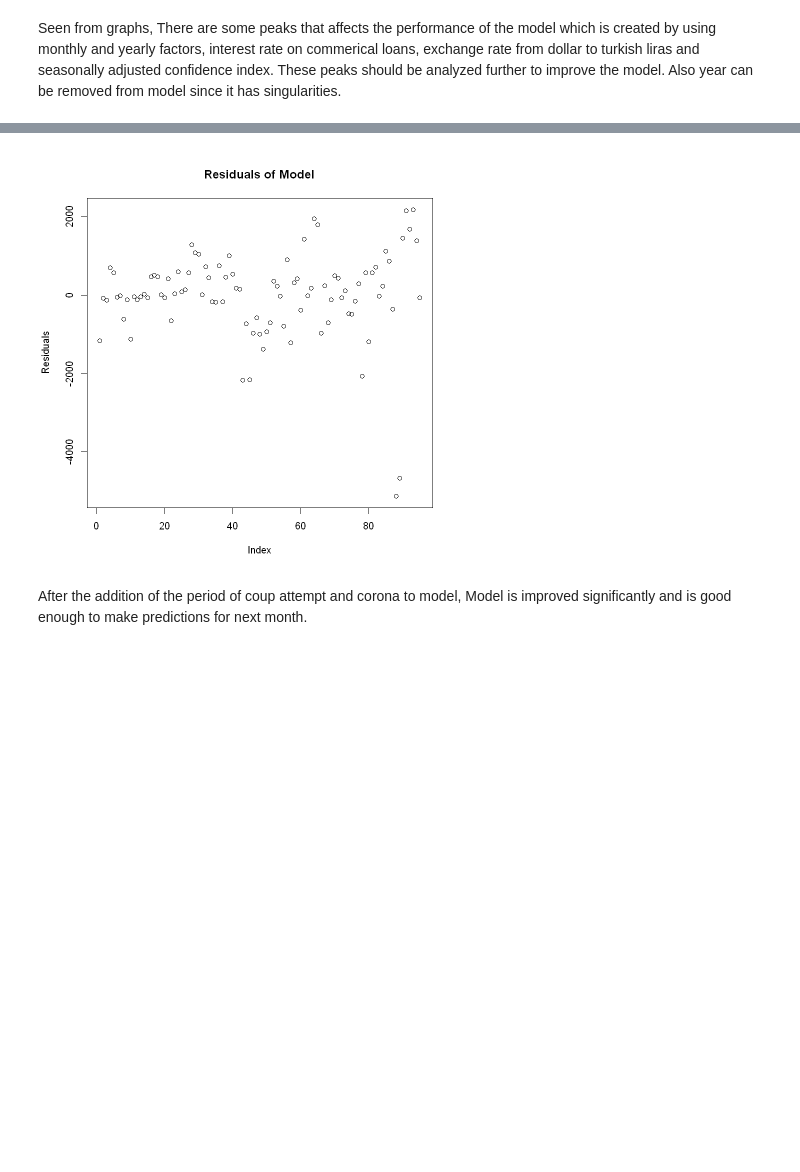
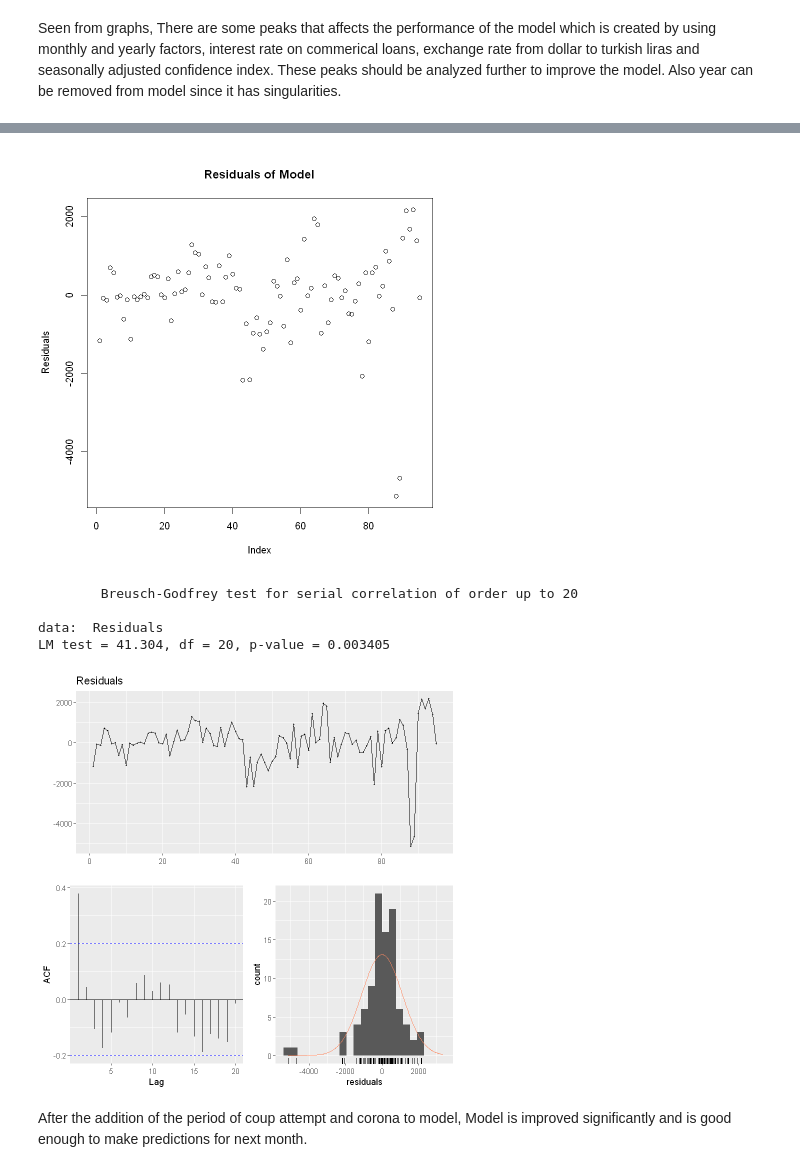
Before and after one commit to BU-IE-360/fall20-alperenkoksal, a Jupyter notebook: files/homework_3.ipynb, the cells around one changed output, grey strips where cells are left out. Saved outputs shown, nothing was run; the diff lists cells and outputs as text; code cells hidden in the pictures; blank space fills up the shorter version.

```diff
--- a/files/homework_3.ipynb
+++ b/files/homework_3.ipynb
@@ -89,33 +130,40 @@ Seen from graphs, There are some peaks that affects the performance of the model
 fit=lm(Total_Number~Trend + moy + Year + Interest_rate +  Exchange_rates + Confidence_Index ,newly_established_firms)
 newly_established_firms[,fitted:=fitted(fit)]
 newly_established_firms[,residual:=residuals(fit)]
 summary(fit)
 
 plot(newly_established_firms$Total_Number,type='l',col=2,xlab = "Index",ylab = "Total number of newly established firms",
     main = "Fitted points on The Time Series Data")
 points(fit$fitted)
 
 plot(fit$residual,xlab = "Index", ylab = "Residuals", main = "Residuals of Model")
+
+checkresiduals(fit)
 # %% [output]
 Call:
 lm(formula = Total_Number ~ Trend + moy + Year + Interest_rate +
     Exchange_rates + Confidence_Index, data = newly_established_firms)
 
 Residuals:
     Min      1Q  Median      3Q     Max
 -5131.5  -373.5    29.1   547.6  2180.7
 
 Coefficients: (1 not defined because of singularities)
                  Estimate Std. Error t value Pr(>|t|)
 (Intercept)       -634.08    4233.37  -0.150  0.88132
 Trend               39.14      15.78   2.480  0.01525 *
 ... (17 lines left out)
 
 Residual standard error: 1216 on 79 degrees of freedom
 Multiple R-squared:  0.6095,    Adjusted R-squared:  0.5354
 F-statistic: 8.221 on 15 and 79 DF,  p-value: 7.523e-11
 [figure]
 [figure]
+        Breusch-Godfrey test for serial correlation of order up to 20
+
+data:  Residuals
+LM test = 41.304, df = 20, p-value = 0.003405
+[figure, added]
 # %%
 newly_established_firms[Date=="2016-07-01",coup := 1]
 newly_established_firms[is.na(coup) == T,coup := 0]
```
Also changed, not shown: parts of 6 cells of this notebook, 1 other file.
